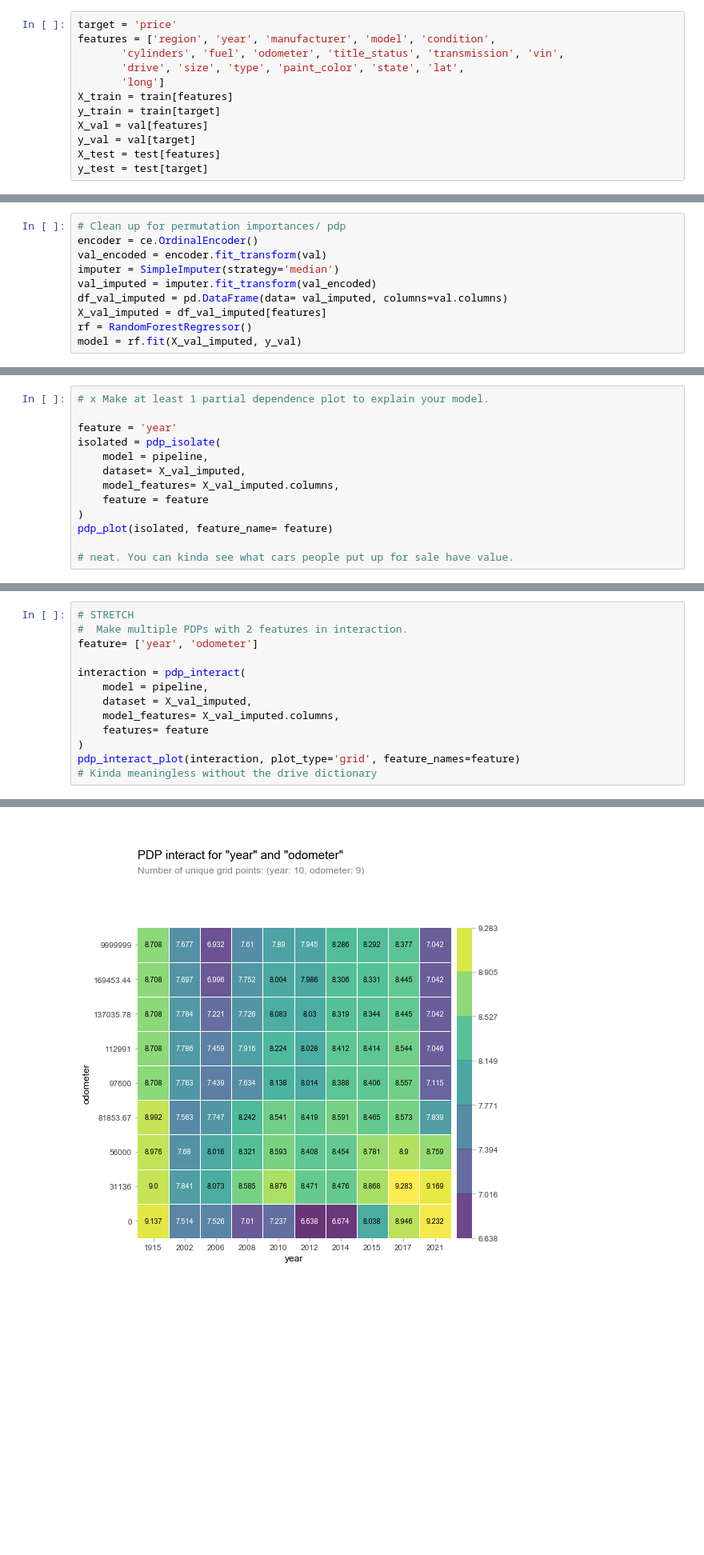
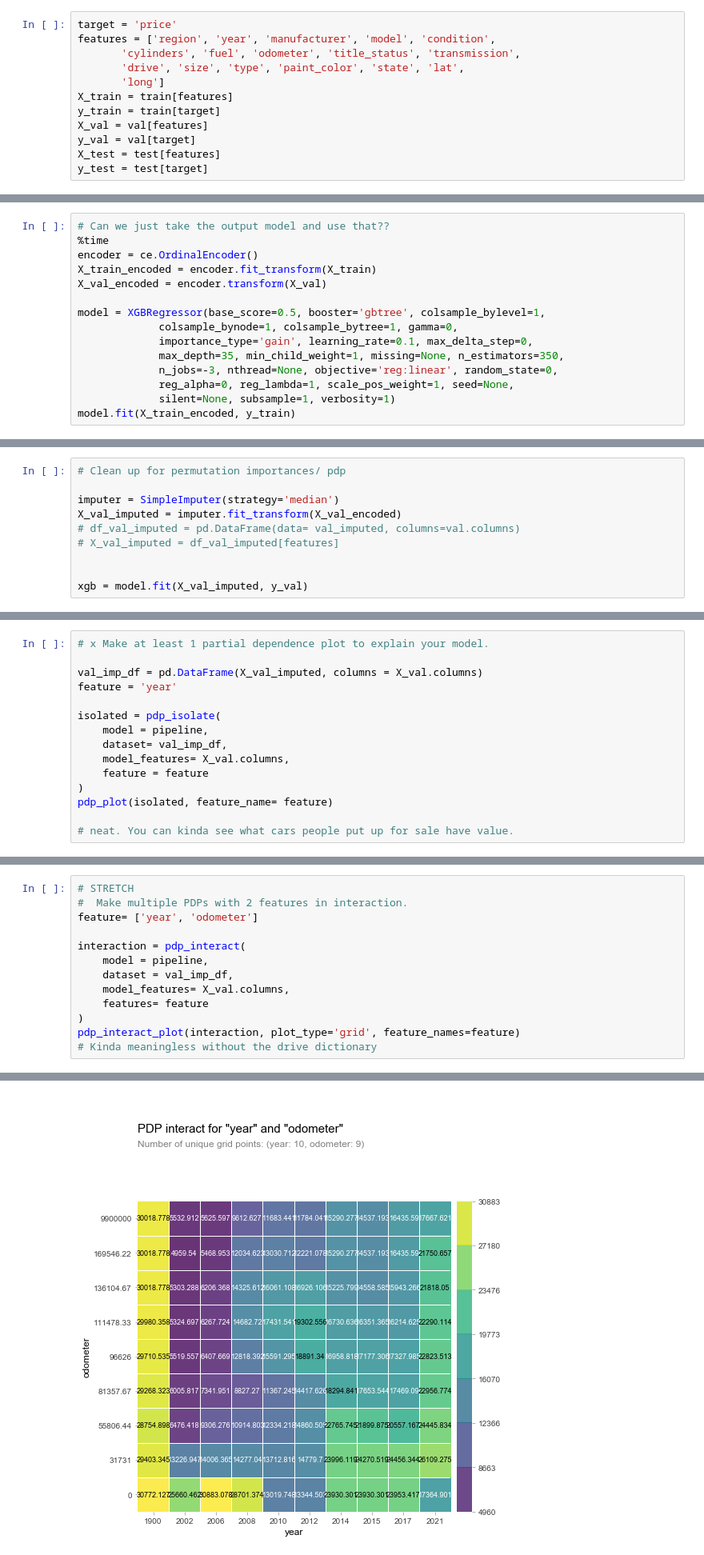
Before and after one commit to JonNData/used-car-predictor, a Jupyter notebook: notebooks/Used_cars_Build.ipynb, the cells around one changed output, grey strips where cells are left out. Shown: that part at 80% size. Cells and saved outputs as stored; diff of their text form; blank space fills up the shorter version.

```diff
--- a/notebooks/Used_cars_Build.ipynb
+++ b/notebooks/Used_cars_Build.ipynb
@@ -270,7 +270,7 @@ R^2: 0.10691898387274412
 # %%
 target = 'price'
 features = ['region', 'year', 'manufacturer', 'model', 'condition',
-       'cylinders', 'fuel', 'odometer', 'title_status', 'transmission', 'vin',
+       'cylinders', 'fuel', 'odometer', 'title_status', 'transmission',
        'drive', 'size', 'type', 'paint_color', 'state', 'lat',
        'long']
 X_train = train[features]
@@ -507,3 +507,18 @@ plt.title('XGBoost MAE by Round')
 # %% [output]
 Text(0.5, 1.0, 'XGBoost MAE by Round')
 [figure]
+# %%
+# Can we just take the output model and use that??
+%time
+encoder = ce.OrdinalEncoder()
+X_train_encoded = encoder.fit_transform(X_train)
+X_val_encoded = encoder.transform(X_val)
+
+model = XGBRegressor(base_score=0.5, booster='gbtree', colsample_bylevel=1,
+             colsample_bynode=1, colsample_bytree=1, gamma=0,
+             importance_type='gain', learning_rate=0.1, max_delta_step=0,
+             max_depth=35, min_child_weight=1, missing=None, n_estimators=350,
+             n_jobs=-3, nthread=None, objective='reg:linear', random_state=0,
+             reg_alpha=0, reg_lambda=1, scale_pos_weight=1, seed=None,
+             silent=None, subsample=1, verbosity=1)
+model.fit(X_train_encoded, y_train)
@@ -518,10 +543,10 @@ R^2: 0.8374561214569745
 # %%
 # Clean up for permutation importances/ pdp
-encoder = ce.OrdinalEncoder()
-val_encoded = encoder.fit_transform(val)
+
 imputer = SimpleImputer(strategy='median')
-val_imputed = imputer.fit_transform(val_encoded)
-df_val_imputed = pd.DataFrame(data= val_imputed, columns=val.columns)
-X_val_imputed = df_val_imputed[features]
-rf = RandomForestRegressor()
-model = rf.fit(X_val_imputed, y_val)
+X_val_imputed = imputer.fit_transform(X_val_encoded)
+# df_val_imputed = pd.DataFrame(data= val_imputed, columns=val.columns)
+# X_val_imputed = df_val_imputed[features]
+
+
+xgb = model.fit(X_val_imputed, y_val)
@@ -622,11 +645,13 @@ eli5.show_weights(
 # %%
 # x Make at least 1 partial dependence plot to explain your model.
 
+val_imp_df = pd.DataFrame(X_val_imputed, columns = X_val.columns)
 feature = 'year'
+
 isolated = pdp_isolate(
     model = pipeline,
-    dataset= X_val_imputed,
-    model_features= X_val_imputed.columns,
+    dataset= val_imp_df,
+    model_features= X_val.columns,
     feature = feature
 )
 pdp_plot(isolated, feature_name= feature)
@@ -652,21 +674,21 @@ val.sort_values(by='year').head(6)
 # %%
 # STRETCH
 #  Make multiple PDPs with 2 features in interaction.
 feature= ['year', 'odometer']
 
 interaction = pdp_interact(
     model = pipeline,
-    dataset = X_val_imputed,
-    model_features= X_val_imputed.columns,
+    dataset = val_imp_df,
+    model_features= X_val.columns,
     features= feature
 )
 pdp_interact_plot(interaction, plot_type='grid', feature_names=feature)
 # Kinda meaningless without the drive dictionary
 # %% [output]
 (<Figure size 540x684 with 3 Axes>,
  {'title_ax': <matplotlib.axes._subplots.AxesSubplot at 0x...>,
   'pdp_inter_ax': <matplotlib.axes._subplots.AxesSubplot at 0x...>})
-[figure, old version]
+[figure, new version]
 # %%
 # encoder.get_feature_names
 # Didn't quite get this to work to show drive
```
Also changed, not shown: parts of 22 cells of this notebook.
